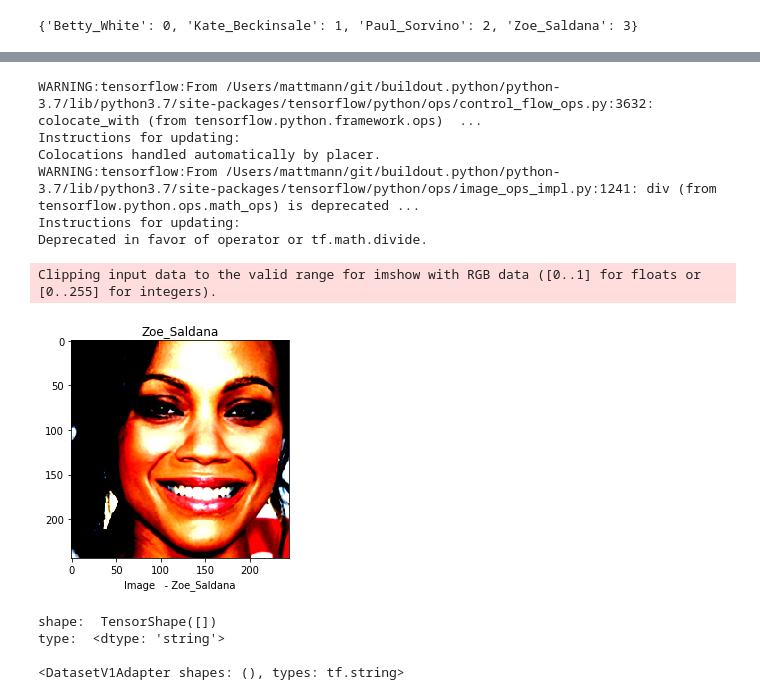
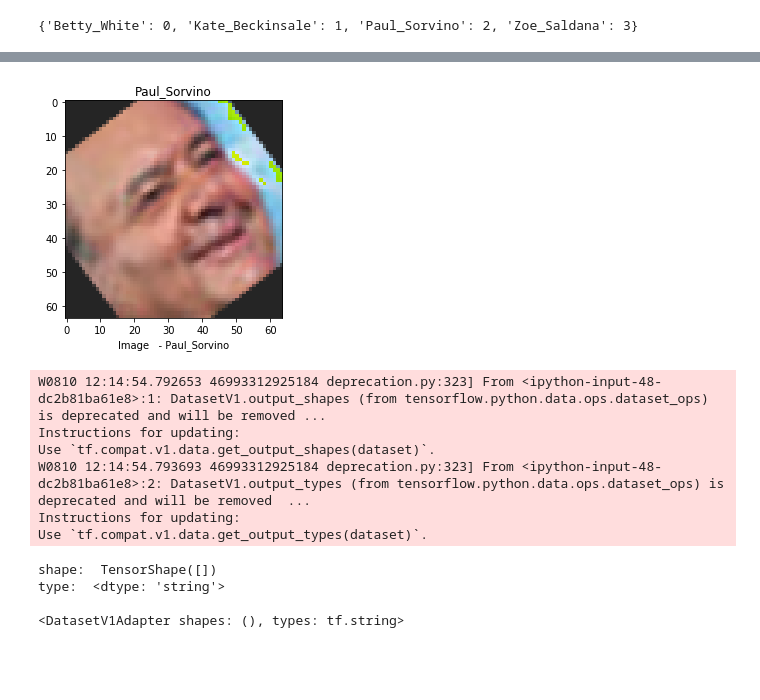
Before and after one commit to chrismattmann/MLwithTensorFlow2ed, a Jupyter notebook: Listing 9.18-eoc-assign.ipynb, the cells around one changed output, grey strips where cells are left out. Saved outputs shown, nothing was run; the diff lists cells and outputs as text; code cells hidden in the pictures; blank space fills up the shorter version.

```diff
--- a/Listing 9.18-eoc-assign.ipynb
+++ b/Listing 9.18-eoc-assign.ipynb
@@ -271,0 +500,21 @@ image_count
+# %%
+#celebs_to_test = ['Alice_Cooper', 'Wendy_Williams', 'Burt_Reynolds', 'Sam_Worthington']
+celebs_to_test = ['Kate_Beckinsale', 'Zoe_Saldana', 'Betty_White', 'Paul_Sorvino']
+all_image_paths = []
+for c in celebs_to_test:
+    all_image_paths += list(data_root.glob(c+'/*'))
+
+all_image_paths_c = []
+for p in all_image_paths:
+    path_str = os.path.basename(str(p))
+    if path_str.startswith('._'):
+        print('Rejecting '+str(p))
+    else:
+        all_image_paths_c.append(p)
+
+all_image_paths = all_image_paths_c
+all_image_paths = [str(path) for path in all_image_paths]
+random.shuffle(all_image_paths)
+
+image_count = len(all_image_paths)
+image_count
@@ -285,4 +538,9 @@ all_image_paths[:10]
-# %%
-def caption_image(image_path):
-    image_rel = pathlib.Path(image_path).relative_to(data_root)
-    return "Image  " + ' - ' + str(pathlib.Path(image_path).parent).split('/')[1]
+# %%
+plt.figure()
+for n in range(10):
+    plt.subplot(5,2,n+1)
+    p = all_image_paths[n]
+    image = imread(p)
+
+    #plt.imshow(cv2.cvtColor(image, cv2.COLOR_RGB2BGR))
+    plt.imshow(np.abs(image))
@@ -306,5 +566,6 @@ for n in range(3):
 # %%
-label_names = sorted(item.name for item in data_root.glob('*/') if item.is_dir())
+#label_names = sorted(item.name for item in data_root.glob('*/') if item.is_dir())
+label_names = sorted(celebs_to_test)
 label_names
 # %% [output]
 ['Betty_White', 'Kate_Beckinsale', 'Paul_Sorvino', 'Zoe_Saldana']
@@ -347,21 +585,15 @@ def load_and_preprocess_image(path):
 # %%
-img_path = all_image_paths[0]
-label = all_image_labels[0]
+img_path = all_image_paths[2]
+label = all_image_labels[2]
 
 with tf.Session() as sess:
     im = sess.run(load_and_preprocess_image(img_path))
+    im = (1/(2*2.25)) * im + 0.5 #rescale and fix
+    #plt.imshow(cv2.cvtColor(im, cv2.COLOR_RGB2BGR))
     plt.imshow(im)
-    #plt.imshow(cv2.cvtColor(im, cv2.COLOR_RGB2BGR))
     plt.grid(False)
     plt.xlabel(str(caption_image(img_path)))
     plt.title(label_names[label].title())
     print()
 # %% [output]
-WARNING:tensorflow:From /Users/mattmann/git/buildout.python/python-3.7/lib/python3.7/site-packages/tensorflow/python/ops/control_flow_ops.py:3632: colocate_with (from tensorflow.python.framework.ops)  ...
-Instructions for updating:
-Colocations handled automatically by placer.
-WARNING:tensorflow:From /Users/mattmann/git/buildout.python/python-3.7/lib/python3.7/site-packages/tensorflow/python/ops/image_ops_impl.py:1241: div (from tensorflow.python.ops.math_ops) is deprecated ...
-Instructions for updating:
-Deprecated in favor of operator or tf.math.divide.
-Clipping input data to the valid range for imshow with RGB data ([0..1] for floats or [0..255] for integers).
-[figure, old version]
+[figure, new version]
@@ -370,10 +606,16 @@ path_ds = tf.data.Dataset.from_tensor_slices(all_image_paths)
 # %%
-print('shape: ', repr(path_ds.output_shapes))
-print('type: ', path_ds.output_types)
+print('shape: ', repr(train_path_ds.output_shapes))
+print('type: ', train_path_ds.output_types)
 print()
-print(path_ds)
+print(train_path_ds)
 # %% [output]
-shape:  TensorShape([])
-type:  <dtype: 'string'>
-
-<DatasetV1Adapter shapes: (), types: tf.string>
+W0810 12:14:54.792653 46993312925184 deprecation.py:323] From <ipython-input-48-dc2b81ba61e8>:1: DatasetV1.output_shapes (from tensorflow.python.data.ops.dataset_ops) is deprecated and will be removed ...
+Instructions for updating:
+Use `tf.compat.v1.data.get_output_shapes(dataset)`.
+W0810 12:14:54.793693 46993312925184 deprecation.py:323] From <ipython-input-48-dc2b81ba61e8>:2: DatasetV1.output_types (from tensorflow.python.data.ops.dataset_ops) is deprecated and will be removed  ...
+Instructions for updating:
+Use `tf.compat.v1.data.get_output_types(dataset)`.
+shape:  TensorShape([])
+type:  <dtype: 'string'>
+
+<DatasetV1Adapter shapes: (), types: tf.string>
```
Also changed, not shown: parts of 66 cells of this notebook, 3 other files.
